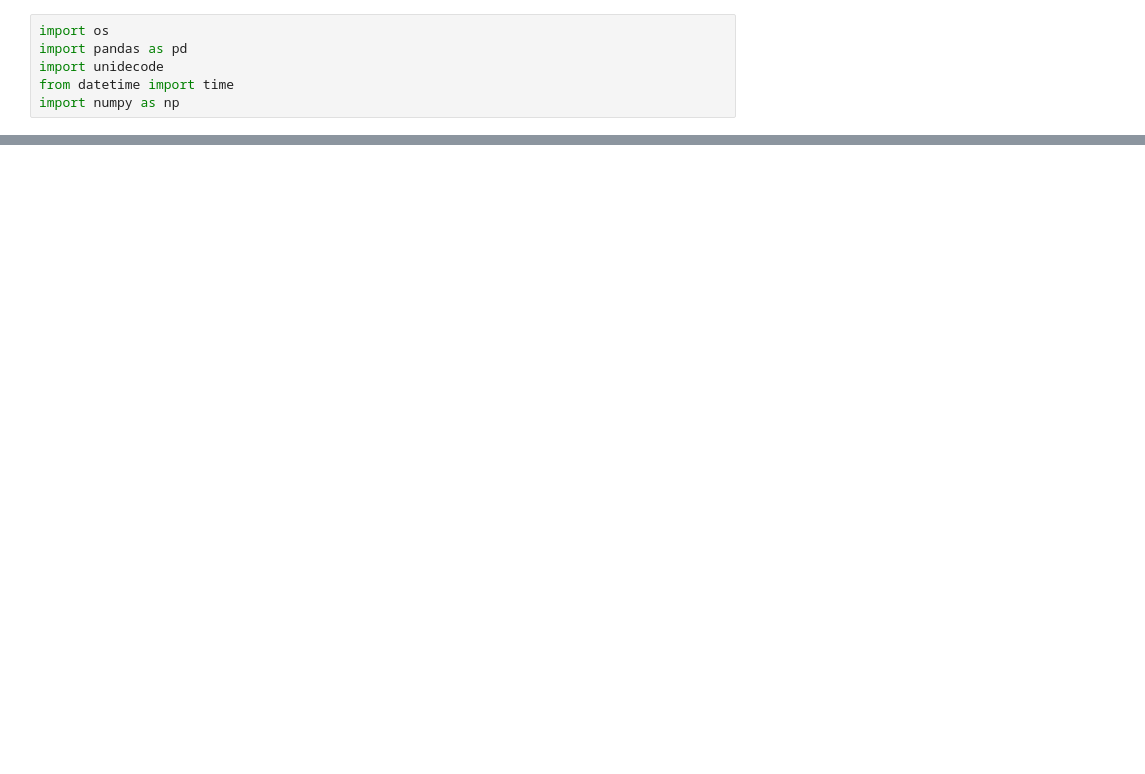
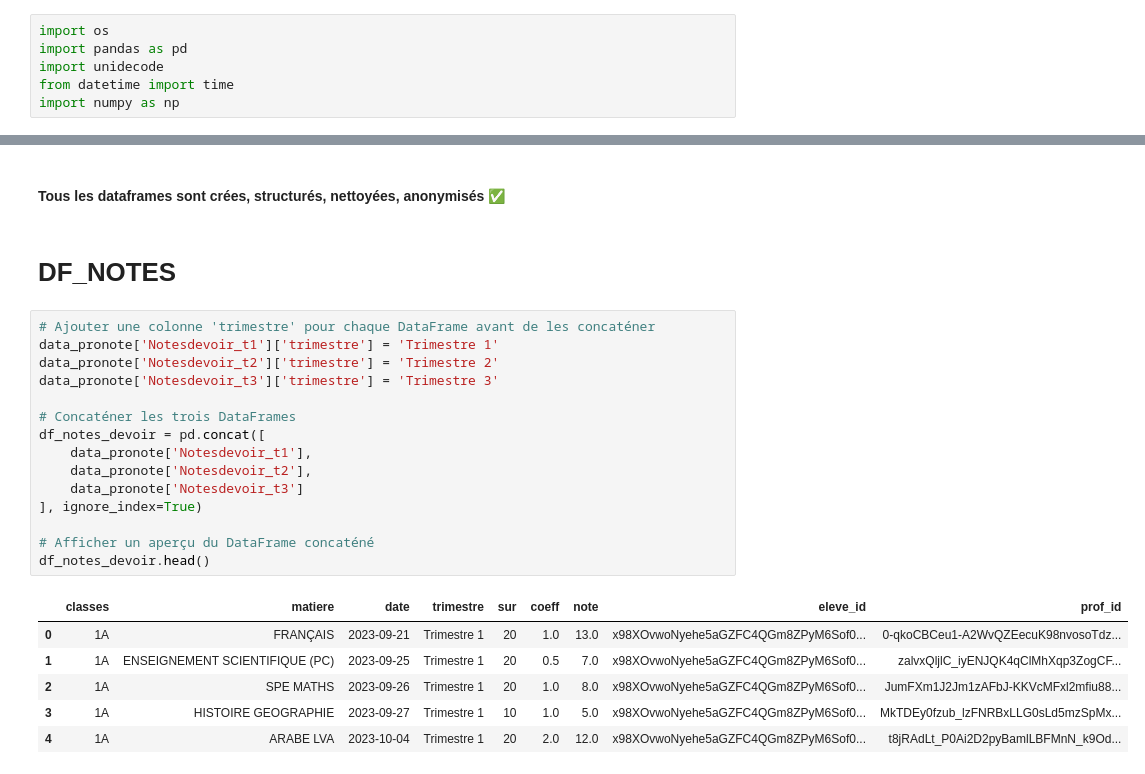
Before and after one commit to MathieuBartozzi/audit_daudet_osui, a Jupyter notebook: data_pronote_processing.ipynb, the cells around one changed output, grey strips where cells are left out. Saved outputs shown, nothing was run; the diff lists cells and outputs as text; blank space fills up the shorter version.

```diff
--- a/data_pronote_processing.ipynb
+++ b/data_pronote_processing.ipynb
@@ -374,0 +251,26 @@ for name, df in data_pronote.items():
+# %% [markdown]
+#### Tous les dataframes sont crées, structurés, nettoyées, anonymisés ✅
+# %% [markdown]
+# DF_NOTES
+# %%
+# Ajouter une colonne 'trimestre' pour chaque DataFrame avant de les concaténer
+data_pronote['Notesdevoir_t1']['trimestre'] = 'Trimestre 1'
+data_pronote['Notesdevoir_t2']['trimestre'] = 'Trimestre 2'
+data_pronote['Notesdevoir_t3']['trimestre'] = 'Trimestre 3'
+
+# Concaténer les trois DataFrames
+df_notes_devoir = pd.concat([
+    data_pronote['Notesdevoir_t1'],
+    data_pronote['Notesdevoir_t2'],
+    data_pronote['Notesdevoir_t3']
+], ignore_index=True)
+
+# Afficher un aperçu du DataFrame concaténé
+df_notes_devoir.head()
+# %% [output]
+|  | classes | matiere | date | trimestre | sur | coeff | note | eleve_id | prof_id |
+| 0 | 1A | FRANÇAIS | 2023-09-21 | Trimestre 1 | 20 | 1.0 | 13.0 | x98XOvwoNyehe5aGZFC4QGm8ZPyM6Sof0... | 0-qkoCBCeu1-A2WvQZEecuK98nvosoTdz... |
+| 1 | 1A | ENSEIGNEMENT SCIENTIFIQUE (PC) | 2023-09-25 | Trimestre 1 | 20 | 0.5 | 7.0 | x98XOvwoNyehe5aGZFC4QGm8ZPyM6Sof0... | zalvxQljlC_iyENJQK4qClMhXqp3ZogCF... |
+| 2 | 1A | SPE MATHS | 2023-09-26 | Trimestre 1 | 20 | 1.0 | 8.0 | x98XOvwoNyehe5aGZFC4QGm8ZPyM6Sof0... | JumFXm1J2Jm1zAFbJ-KKVcMFxl2mfiu88... |
+| 3 | 1A | HISTOIRE GEOGRAPHIE | 2023-09-27 | Trimestre 1 | 10 | 1.0 | 5.0 | x98XOvwoNyehe5aGZFC4QGm8ZPyM6Sof0... | MkTDEy0fzub_lzFNRBxLLG0sLd5mzSpMx... |
+| 4 | 1A | ARABE LVA | 2023-10-04 | Trimestre 1 | 20 | 2.0 | 12.0 | x98XOvwoNyehe5aGZFC4QGm8ZPyM6Sof0... | t8jRAdLt_P0Ai2D2pyBamlLBFMnN_k9Od... |
```
Also changed, not shown: parts of 19 cells of this notebook, 19 other files.
